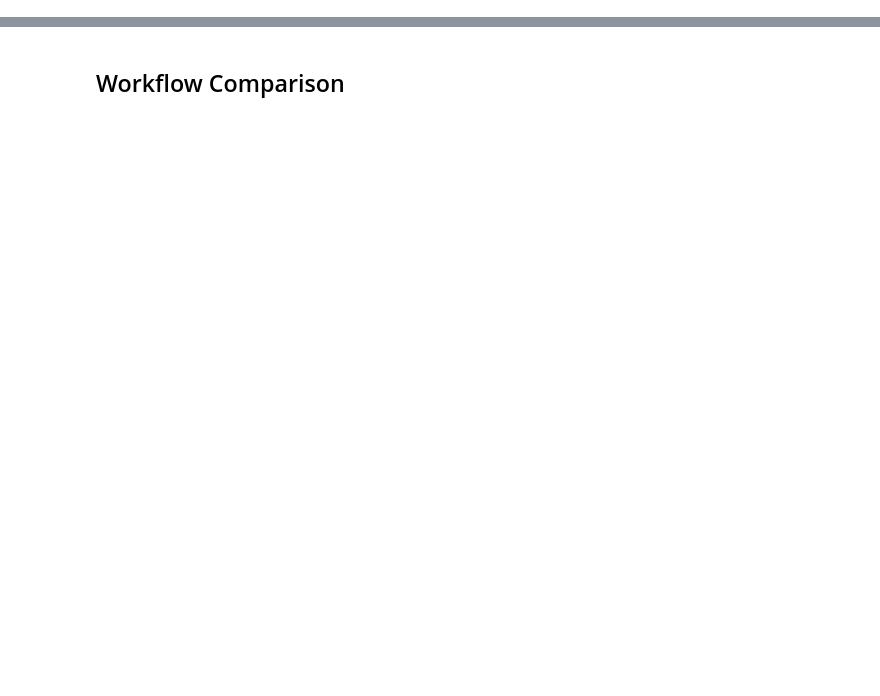
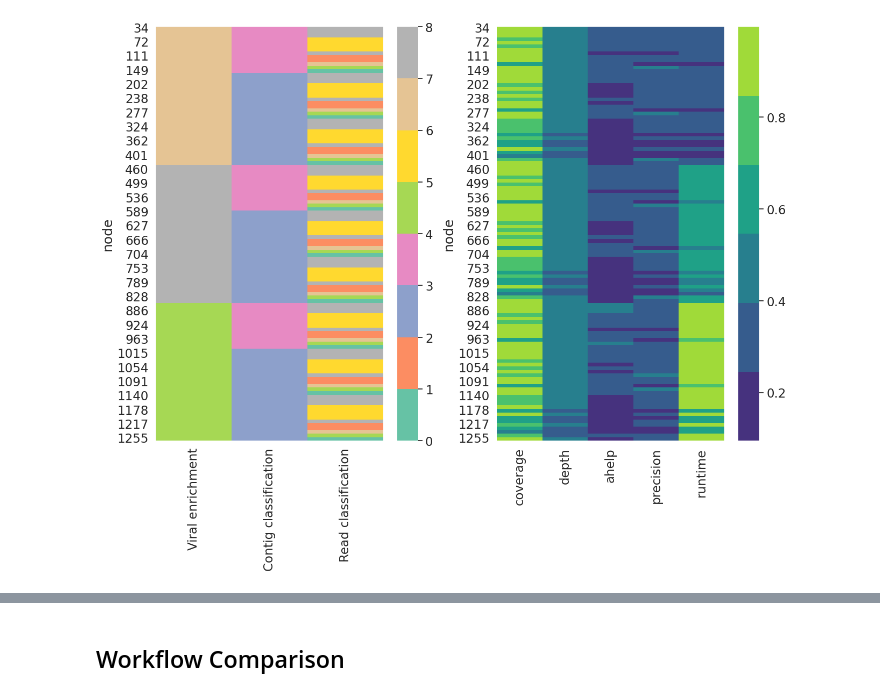
Before and after one commit to SantosJGND/televir_benchmark_eda, a Jupyter notebook: Workflow_comparison.ipynb, the cells around one changed output, grey strips where cells are left out. Cells and saved outputs as stored; diff of their text form; code cells hidden in the pictures; blank space fills up the shorter version.

```diff
--- a/Workflow_comparison.ipynb
+++ b/Workflow_comparison.ipynb
@@ -51,0 +65,26 @@ node_runs_df (2574, 2)
+# %%
+
+cols_numerical= [
+    "coverage",
+    "depth",
+    "ahelp",
+    "precision",
+    "runtime"
+]
+
+col_enrichment= CS.PIPELINE_NAME_viral_enrichment
+col_contig= CS.PIPELINE_NAME_contig_classification
+col_read= CS.PIPELINE_NAME_read_classification
+
+cols_categorical= [
+    col_enrichment,
+    col_contig,
+    col_read,
+]
+
+
+##### selecting nodes by software
+
+plot2heatmaps(pipe_tree, cols_categorical= cols_categorical, cols_numerical= cols_numerical)
+# %% [output]
+[figure, added]
```
Also changed, not shown: parts of 7 cells of this notebook, 10 other files.
